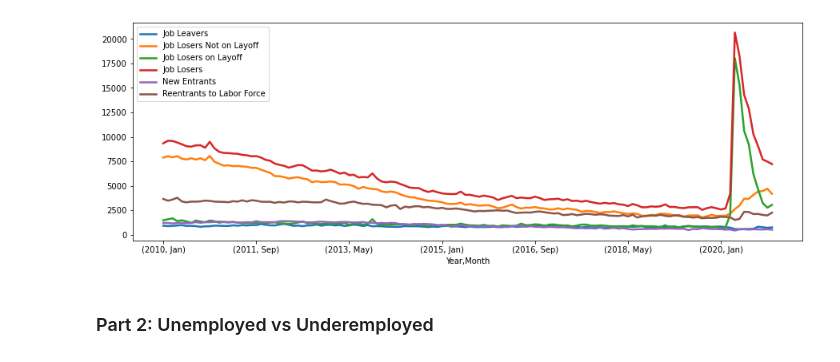
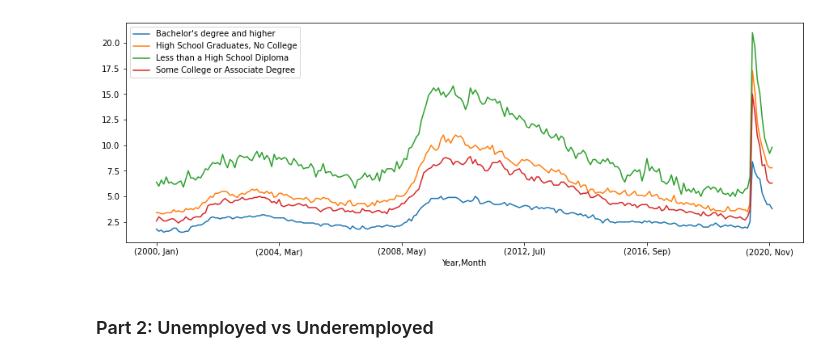
Before and after one commit to Ankita-Khiratkar/2021Fall_finals, a Jupyter notebook: Final_Project.ipynb, the cells around one changed output. Drawn from its saved outputs; the diff is of its cells as text; code cells hidden in the pictures.

```diff
--- a/Final_Project.ipynb
+++ b/Final_Project.ipynb
@@ -23,20 +26,20 @@ def get_bls_data_merged(path, df_merge):
         df_merge = pd.merge(df_merge, new_df, left_index=True, right_index=True, how='left')
     return df_merge
 # %%
-months = ['Jan', 'Feb', 'Mar', 'Apr', 'May', 'Jun', 'Jul', 'Aug', 'Sep', 'Oct', 'Nov', 'Dec']
-dummy_data = []
-for i in range(2010, 2021):
-    for m in months:
-        dummy_data.append([i,m])
-df_dummy = pd.DataFrame(data=dummy_data, columns=['Year', 'Month'])
-df_dummy.set_index(['Year', 'Month'], inplace=True)
-
-ans = get_bls_data_merged(path='./Data/BLS/Unemployment Level/', df_merge=df_dummy)
+def get_bls_dummy(date_range):
+    months = ['Jan', 'Feb', 'Mar', 'Apr', 'May', 'Jun', 'Jul', 'Aug', 'Sep', 'Oct', 'Nov', 'Dec']
+    dummy_data = []
+    for i in range(date_range[0], date_range[1]):
+        for m in months:
+            dummy_data.append([i,m])
+    df_dummy = pd.DataFrame(data=dummy_data, columns=['Year', 'Month'])
+    df_dummy.set_index(['Year', 'Month'], inplace=True)
+    return df_dummy
-# %%
-pd.set_option("display.max_rows", None, "display.max_columns", None)
-ans.plot(figsize=(15, 5), linewidth = 2.5);
-# %% [output]
-[figure, removed]
+# %%
+ans = get_bls_data_merged(path='./Data/BLS/Education/', df_merge=get_bls_dummy([2000, 2021]))
+ans.plot(figsize=(15, 5));
+# %% [output]
+[figure, added]
 # %% [markdown]
 ### Part 2: Unemployed vs Underemployed
 # %%
```
Also changed, not shown: parts of 15 cells of this notebook, 4 other files.
